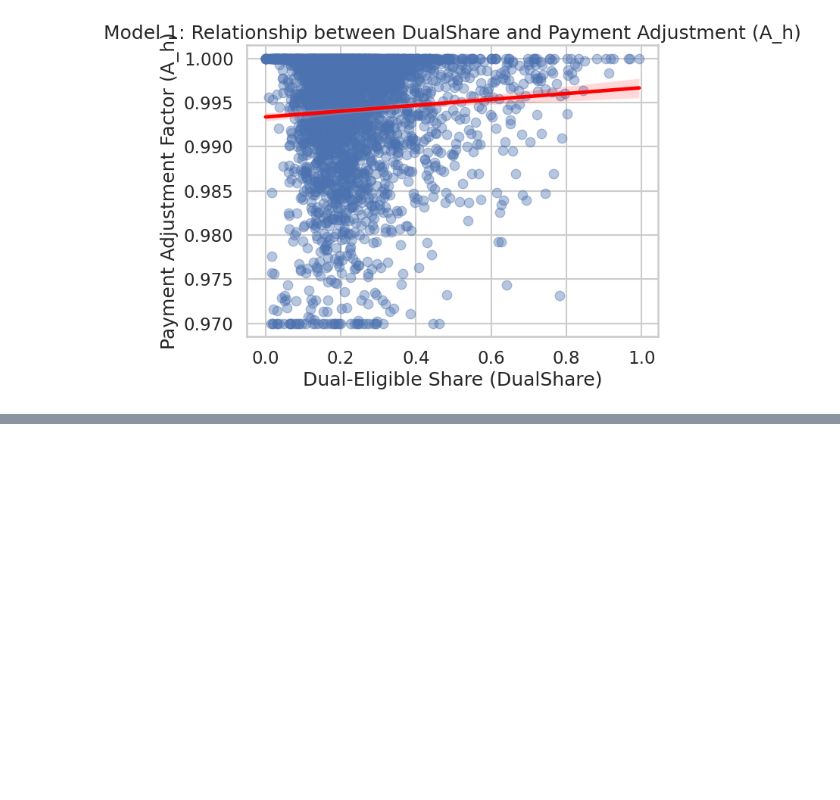
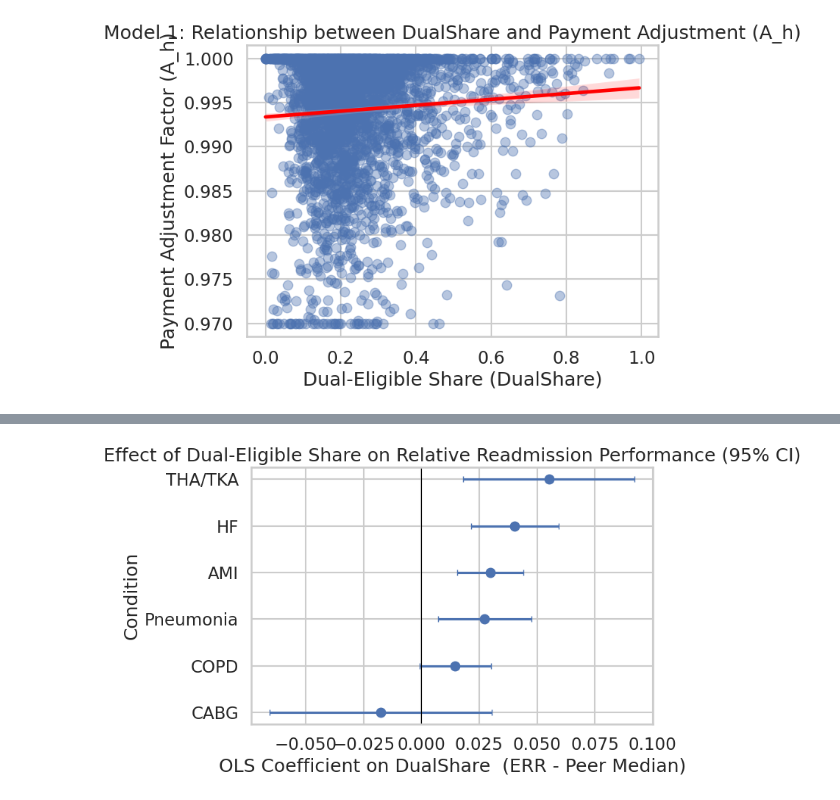
Before and after one commit to ElvisHan2022/as.180.369, a Jupyter notebook: contrib/ElvisHan2022/Initial Analysis.ipynb, the cells around one changed output, grey strips where cells are left out. Cells and saved outputs as stored; diff of their text form; code cells hidden in the pictures; blank space fills up the shorter version.

```diff
--- a/contrib/ElvisHan2022/Initial Analysis.ipynb
+++ b/contrib/ElvisHan2022/Initial Analysis.ipynb
@@ -319,20 +503,94 @@ DualShare      0.0033      0.001      3.884      0.000       0.002       0.005
 [figure]
 # %%
 # ==============================================================
-# MODEL 2: Add categorical PeerGroup to capture non-linear equity effects
-# --------------------------------------------------------------
-# Each peer group represents a quartile of DualShare.
-# We include it as categorical to compare penalties across groups.
+# COMBINED (robust): Deviation regressions + table + 95% CI plot + preview
+# Handles THA/TKA safely by renaming and quotes LHS in formulas.
 # ==============================================================
 
-model2 = smf.ols("A_h ~ DualShare + C(PeerGroup)", data=df_eda).fit()
-print(model2.summary().tables[1])
+import pandas as pd
+import numpy as np
+import statsmodels.formula.api as smf
+import matplotlib.pyplot as plt
 
-# Visualization: Boxplot of A_h by PeerGroup
-plt.figure(figsize=(7,5))
-sns.boxplot(x="PeerGroup", y="A_h", data=df_eda, palette="Set3")
-plt.title("Model 2: Payment Adjustment (A_h) by Peer Group")
-plt.xlabel("Peer Group (1 = lowest dual share, 4 = highest)")
-plt.ylabel("Payment Adjustment Factor (A_h)")
+# 0) Conditions and safe column rename for THA/TKA
+conditions = ["AMI", "COPD", "HF", "Pneumonia", "CABG", "THA/TKA"]
+
+# If THA/TKA exists, also create a safe alias without the slash
+if "ERR for THA/TKA" in df_eda.columns:
+    df_eda = df_eda.rename(columns={"ERR for THA/TKA": "ERR for THA_TKA"})
+if "Peer group median ERR for THA/TKA" in df_eda.columns:
+    df_eda = df_eda.rename(columns={"Peer group median ERR for THA/TKA": "Peer group median ERR for THA_TKA"})
+
+# Replace the label in the list for internal processing
+conditions_clean = ["THA_TKA" if c == "THA/TKA" else c for c in conditions]
+
+# 1) Create deviation columns (ERR - peer median) for each condition
+for c in conditions_clean:
+    err_col = f"ERR for {c}"
+    med_col = f"Peer group median ERR for {c}"
+    diff_col = f"ERR_diff_{c}"
+    if (err_col in df_eda.columns) and (med_col in df_eda.columns):
+        if diff_col not in df_eda.columns:
+            df_eda[diff_col] = df_eda[err_col] - df_eda[med_col]
+
+# 2) Run regressions: ERR_diff_c ~ DualShare (quote LHS with Q(...))
+rows = []
+for c in conditions_clean:
+    var = f"ERR_diff_{c}"
+    if var in df_eda.columns:
+        m = smf.ols(f"Q('{var}') ~ DualShare", data=df_eda).fit()
+        beta = m.params.get("DualShare", np.nan)
+        se   = m.bse.get("DualShare", np.nan)
+        pval = m.pvalues.get("DualShare", np.nan)
+        rows.append({
+            "Condition": c.replace("_", "/"),  # pretty label for THA/TKA
+            "Beta (DualShare)": beta,
+            "Std. Err.": se,
+            "p-value": pval,
+            "R²": m.rsquared,
+            "N": int(m.nobs),
+            "CI95 low": beta - 1.96*se if pd.notna(beta) and pd.notna(se) else np.nan,
+            "CI95 high": beta + 1.96*se if pd.notna(beta) and pd.notna(se) else np.nan
+        })
+
+results_df = pd.DataFrame(rows)
+
+# 3) Display tidy results
+print("=== Effect of Dual-Eligible Share on ERR Deviation from Peer Median, by Condition ===")
+display(
+    results_df
+      .sort_values(by="Beta (DualShare)", ascending=False)
+      .reset_index(drop=True)
+      .round({"Beta (DualShare)": 4, "Std. Err.": 4, "p-value": 4, "R²": 4, "CI95 low": 4, "CI95 high": 4})
+)
+
+# 4) Plot coefficients with 95% CIs
+plot_df = results_df.dropna(subset=["Beta (DualShare)", "Std. Err."]).copy()
+plot_df = plot_df.sort_values("Beta (DualShare)", ascending=True)
+
+plt.figure(figsize=(8,5))
+ypos = np.arange(len(plot_df))
+plt.errorbar(
+    x=plot_df["Beta (DualShare)"],
+    y=ypos,
+    xerr=1.96*plot_df["Std. Err."],
+    fmt='o',
+    capsize=3,
+)
+plt.axvline(0, color="black", linewidth=0.8)
+plt.yticks(ypos, plot_df["Condition"])
+plt.xlabel("OLS Coefficient on DualShare  (ERR - Peer Median)")
+plt.ylabel("Condition")
+plt.title("Effect of Dual-Eligible Share on Relative Readmission Performance (95% CI)")
+plt.tight_layout()
 plt.show()
+
+# 5) Preview: deviations by hospital (top 10)
+dev_cols = [c for c in df_eda.columns if c.startswith("ERR_diff_")]
+preview = df_eda[["Hospital CCN"] + dev_cols].head(10).copy()
+# prettify headers
+pretty_map = {c: c.replace("ERR_diff_", "Δ ERR (").replace("_", "/") + ")" for c in dev_cols}
+preview = preview.rename(columns=pretty_map)
+print("\n=== Deviation of ERR from Peer Median by Hospital (preview) ===")
+display(preview)
 # %% [output]
@@ -348,0 +605 @@ DualShare               0.0017      0.002      0.934      0.350      -0.002
+[figure, new version]
```
Also changed, not shown: parts of 9 cells of this notebook, 6 other files.
